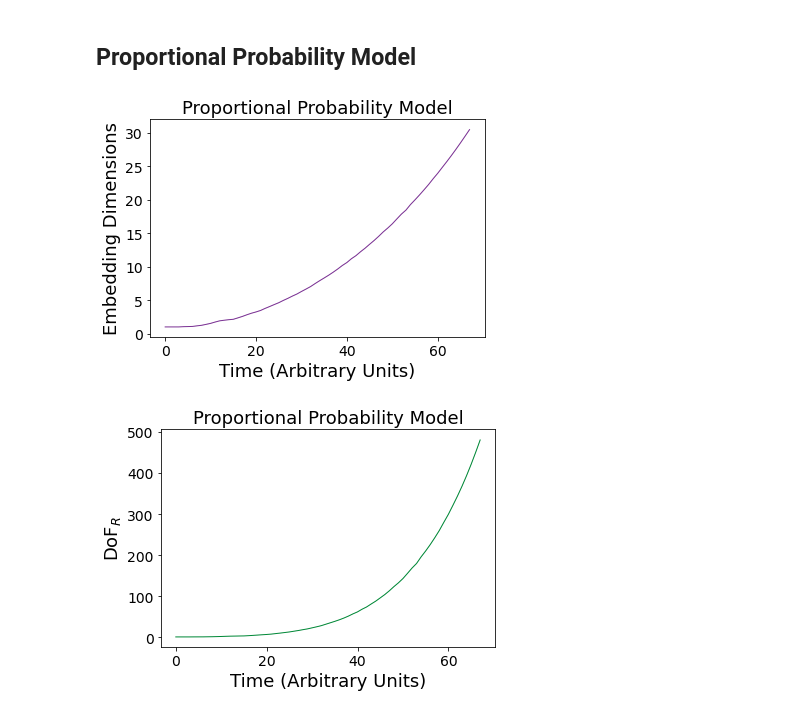
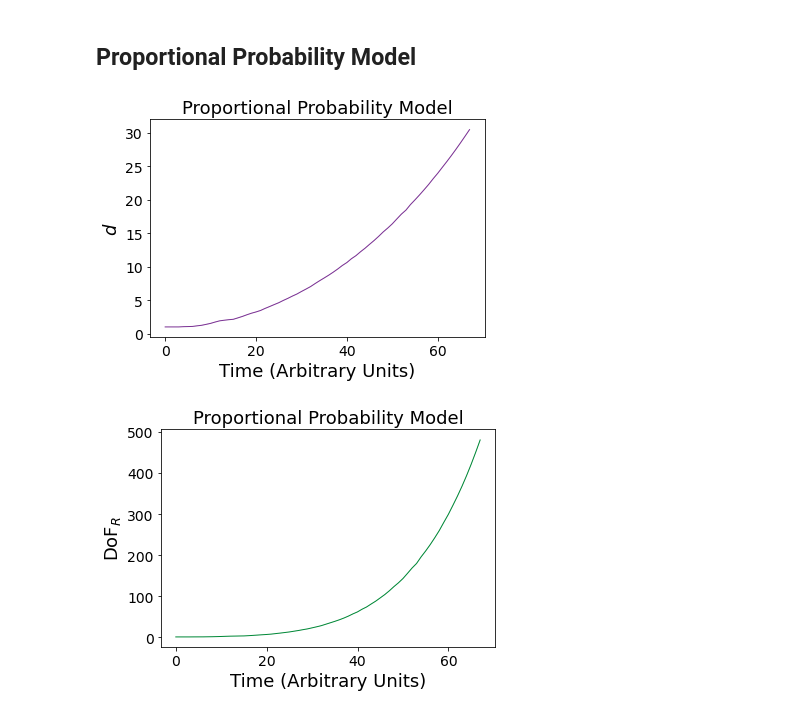
Before and after one commit to spatank/Curiosity, a Jupyter notebook: v8/mech_plotting.ipynb, the cells around one changed output. Saved outputs shown, nothing was run; the diff lists cells and outputs as text; code cells hidden in the pictures.

```diff
--- a/v8/mech_plotting.ipynb
+++ b/v8/mech_plotting.ipynb
@@ -699,11 +690,11 @@ DoF_PP = data_dict['DoF_PP']
 # %%
 plot_curve(d_PP, curve_label = 'd', curve_color = '#7b3294')
 plt.xlabel('Time (Arbitrary Units)', fontsize = 18)
-plt.ylabel('Embedding Dimensions', fontsize = 18)
+plt.ylabel('$d$', fontsize = 18)
 plt.title('Proportional Probability Model', fontsize = 18)
 plt.savefig('Figures/Mech/proportional_probability_d.pdf', transparent = True, bbox_inches = 'tight')
 # %% [output]
-[figure, old version]
+[figure, new version]
 # %%
 plot_curve(rigid_PP, curve_label = 'DoF$_R$', curve_color = '#008837')
 plt.xlabel('Time (Arbitrary Units)', fontsize = 18)
```
Also changed, not shown: parts of 4 cells of this notebook.
